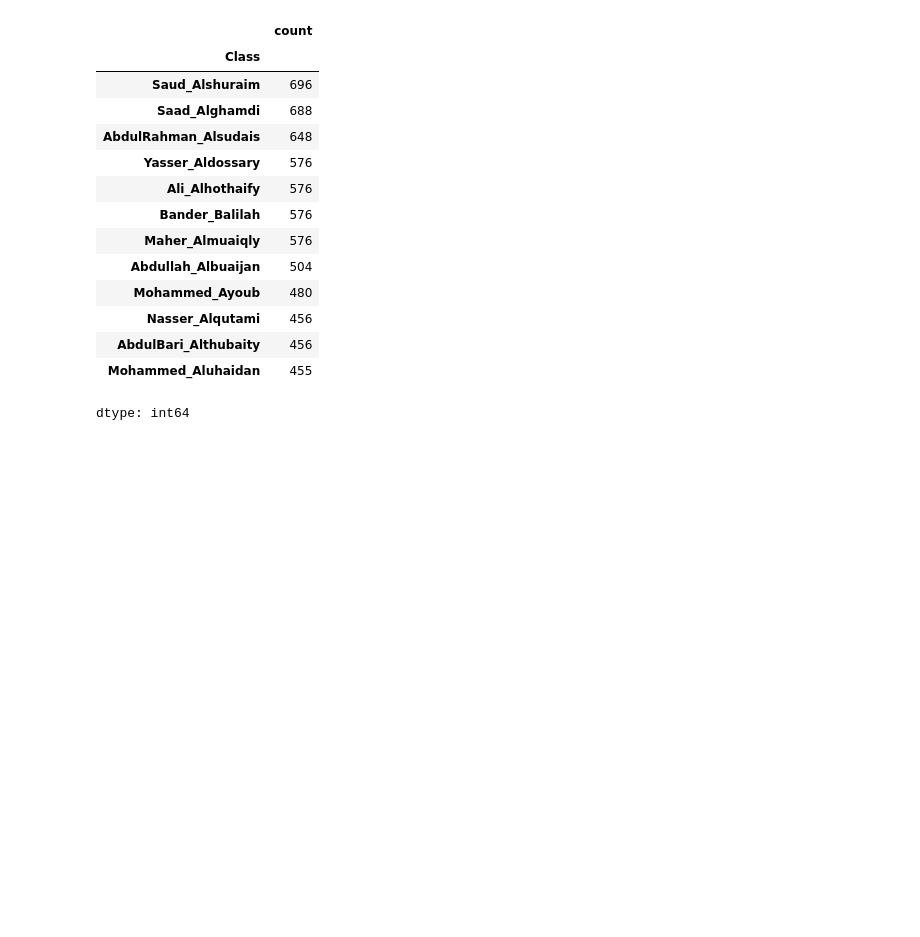
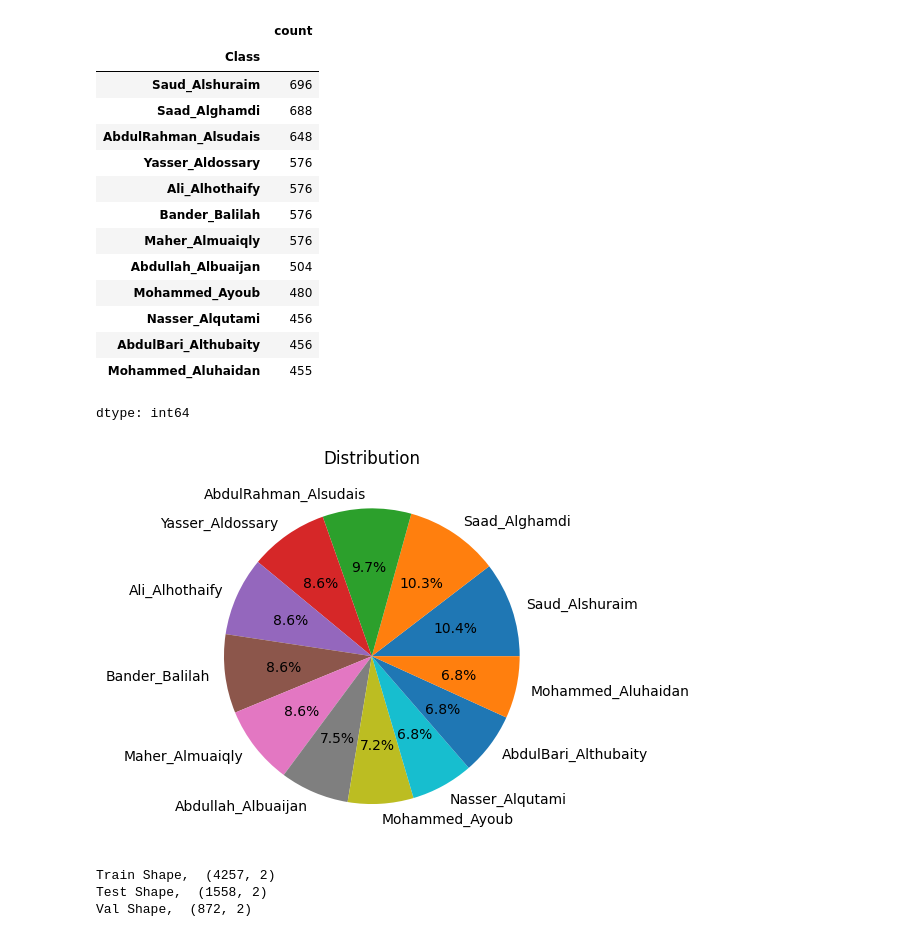
Before and after one commit to Rehman047/Quran-Tilawat-Multi_Class_Classification_Deep_Learning, a Jupyter notebook: Quran_Tilawat_Multi_Class_Classification.ipynb, the cells around one changed output. Cells and saved outputs as stored; diff of their text form; code cells hidden in the pictures; blank space fills up the shorter version.

Commit message:
Split the dataset into train,test,val

```diff
--- a/Quran_Tilawat_Multi_Class_Classification.ipynb
+++ b/Quran_Tilawat_Multi_Class_Classification.ipynb
@@ -88,3 +89,23 @@ df['Class'].value_counts()
 | AbdulBari_Althubaity | 456 |
 | Mohammed_Aluhaidan | 455 |
 dtype: int64
+# %%
+plt.pie(df['Class'].value_counts(),labels=df['Class'].value_counts().index,autopct="%1.1f%%")
+plt.title("Distribution")
+plt.show()
+# %% [output]
+[figure, added]
+# %%
+train=df.sample(frac=0.767,random_state=42)
+test=df.drop(index=train.index)
+
+val=train.sample(frac=0.17,random_state=42)
+train=train.drop(index=val.index)
+
+print("Train Shape, ", train.shape)
+print("Test Shape, ", test.shape)
+print("Val Shape, ", val.shape)
+# %% [output]
+Train Shape,  (4257, 2)
+Test Shape,  (1558, 2)
+Val Shape,  (872, 2)
```
Also changed, not shown: parts of 5 cells of this notebook.
